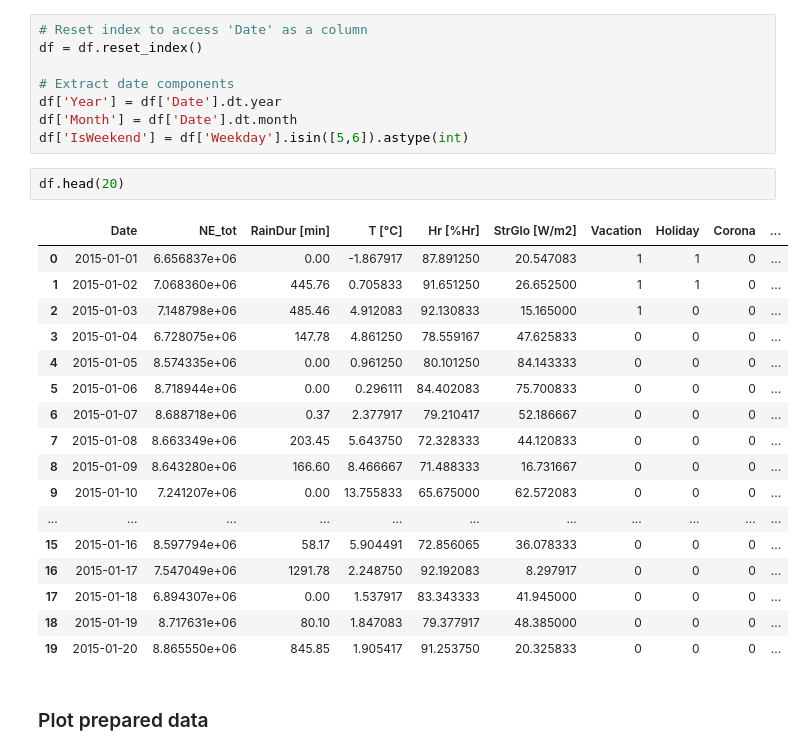
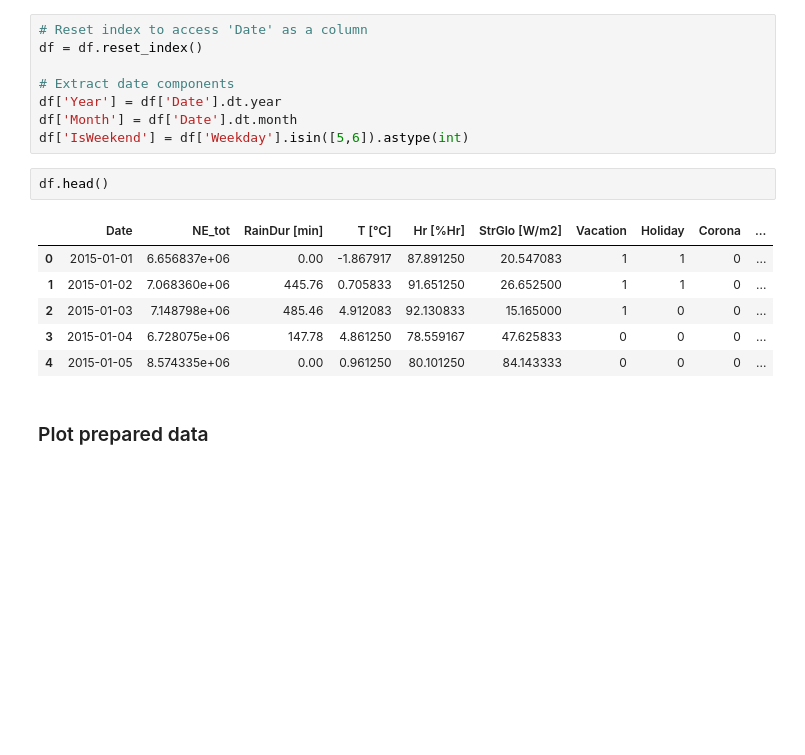
Before and after one commit to d-sbrgr/DSPRO1-power-prediction, a Jupyter notebook: nn_model_daily.ipynb, the cells around one changed output. Saved outputs shown, nothing was run; the diff lists cells and outputs as text; blank space fills up the shorter version.

```diff
--- a/nn_model_daily.ipynb
+++ b/nn_model_daily.ipynb
@@ -149,25 +149,14 @@ df['Year'] = df['Date'].dt.year
 df['Month'] = df['Date'].dt.month
 df['IsWeekend'] = df['Weekday'].isin([5,6]).astype(int)
 # %%
-df.head(20)
+df.head()
 # %% [output]
 |  | Date | NE_tot | RainDur [min] | T [°C] | Hr [%Hr] | StrGlo [W/m2] | Vacation | Holiday | Corona | ... |
 | 0 | 2015-01-01 | 6.656837e+06 | 0.00 | -1.867917 | 87.891250 | 20.547083 | 1 | 1 | 0 | ... |
 | 1 | 2015-01-02 | 7.068360e+06 | 445.76 | 0.705833 | 91.651250 | 26.652500 | 1 | 1 | 0 | ... |
 | 2 | 2015-01-03 | 7.148798e+06 | 485.46 | 4.912083 | 92.130833 | 15.165000 | 1 | 0 | 0 | ... |
 | 3 | 2015-01-04 | 6.728075e+06 | 147.78 | 4.861250 | 78.559167 | 47.625833 | 0 | 0 | 0 | ... |
 | 4 | 2015-01-05 | 8.574335e+06 | 0.00 | 0.961250 | 80.101250 | 84.143333 | 0 | 0 | 0 | ... |
-| 5 | 2015-01-06 | 8.718944e+06 | 0.00 | 0.296111 | 84.402083 | 75.700833 | 0 | 0 | 0 | ... |
-| 6 | 2015-01-07 | 8.688718e+06 | 0.37 | 2.377917 | 79.210417 | 52.186667 | 0 | 0 | 0 | ... |
-| 7 | 2015-01-08 | 8.663349e+06 | 203.45 | 5.643750 | 72.328333 | 44.120833 | 0 | 0 | 0 | ... |
-| 8 | 2015-01-09 | 8.643280e+06 | 166.60 | 8.466667 | 71.488333 | 16.731667 | 0 | 0 | 0 | ... |
-| 9 | 2015-01-10 | 7.241207e+06 | 0.00 | 13.755833 | 65.675000 | 62.572083 | 0 | 0 | 0 | ... |
-| ... | ... | ... | ... | ... | ... | ... | ... | ... | ... | ... |
-| 15 | 2015-01-16 | 8.597794e+06 | 58.17 | 5.904491 | 72.856065 | 36.078333 | 0 | 0 | 0 | ... |
-| 16 | 2015-01-17 | 7.547049e+06 | 1291.78 | 2.248750 | 92.192083 | 8.297917 | 0 | 0 | 0 | ... |
-| 17 | 2015-01-18 | 6.894307e+06 | 0.00 | 1.537917 | 83.343333 | 41.945000 | 0 | 0 | 0 | ... |
-| 18 | 2015-01-19 | 8.717631e+06 | 80.10 | 1.847083 | 79.377917 | 48.385000 | 0 | 0 | 0 | ... |
-| 19 | 2015-01-20 | 8.865550e+06 | 845.85 | 1.905417 | 91.253750 | 20.325833 | 0 | 0 | 0 | ... |
 # %% [markdown]
 ### Plot prepared data
 # %%
```
Also changed, not shown: parts of 12 cells of this notebook, 32 other files.
